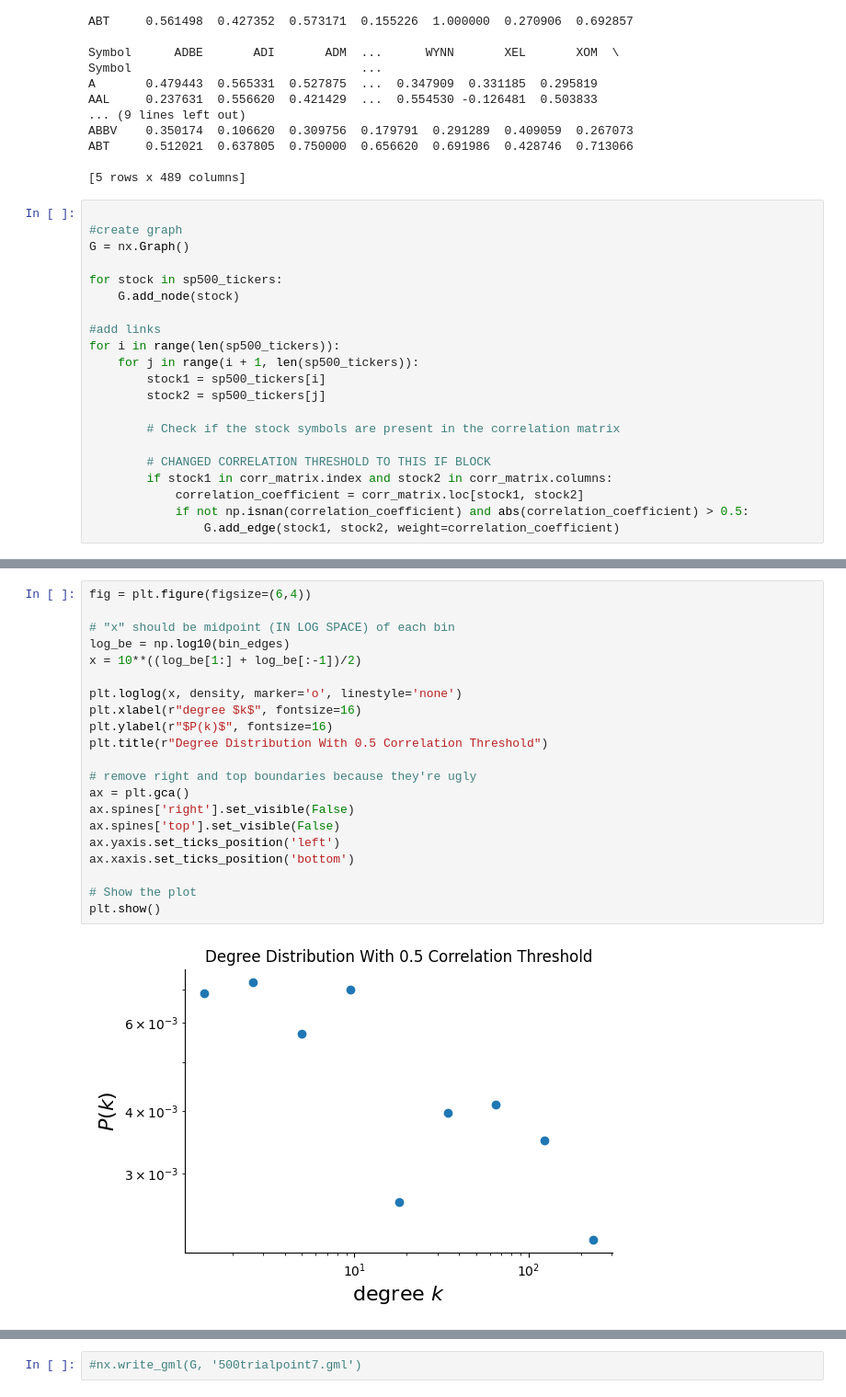
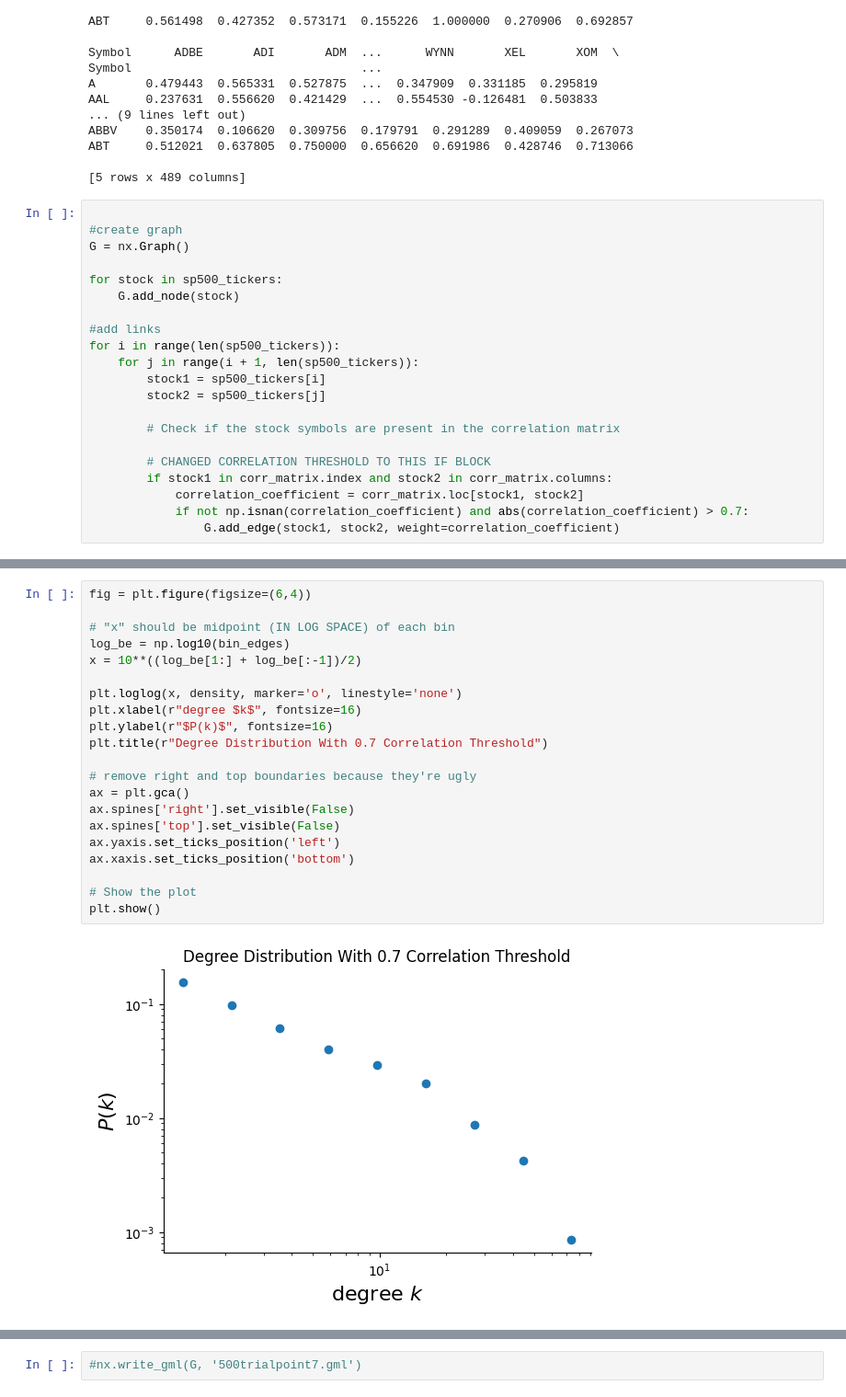
Before and after one commit to haydenac11/572-Project, a Jupyter notebook: plotting.ipynb, the cells around one changed output, grey strips where cells are left out. Shown: that part at 92% size. Cells and saved outputs as stored; diff of their text form.

Commit message:
Fixed degree distribution

```diff
--- a/plotting.ipynb
+++ b/plotting.ipynb
@@ -155,7 +155,7 @@ for i in range(len(sp500_tickers)):
         # CHANGED CORRELATION THRESHOLD TO THIS IF BLOCK
         if stock1 in corr_matrix.index and stock2 in corr_matrix.columns:
             correlation_coefficient = corr_matrix.loc[stock1, stock2]
-            if not np.isnan(correlation_coefficient) and abs(correlation_coefficient) > 0.5:
+            if not np.isnan(correlation_coefficient) and abs(correlation_coefficient) > 0.7:
                 G.add_edge(stock1, stock2, weight=correlation_coefficient)
 # %%
 print("At visualization")
@@ -225,26 +225,26 @@ density, _ = np.histogram(degrees, bins=bin_edges, density=True)
 # %%
 fig = plt.figure(figsize=(6,4))
 
 # "x" should be midpoint (IN LOG SPACE) of each bin
 log_be = np.log10(bin_edges)
 x = 10**((log_be[1:] + log_be[:-1])/2)
 
 plt.loglog(x, density, marker='o', linestyle='none')
 plt.xlabel(r"degree $k$", fontsize=16)
 plt.ylabel(r"$P(k)$", fontsize=16)
-plt.title(r"Degree Distribution With 0.5 Correlation Threshold")
+plt.title(r"Degree Distribution With 0.7 Correlation Threshold")
 
 # remove right and top boundaries because they're ugly
 ax = plt.gca()
 ax.spines['right'].set_visible(False)
 ax.spines['top'].set_visible(False)
 ax.yaxis.set_ticks_position('left')
 ax.xaxis.set_ticks_position('bottom')
 
 # Show the plot
 plt.show()
 # %% [output]
-[figure, old version]
+[figure, new version]
 # %%
 # Get 20 logarithmically spaced bins between kmin and kmax
 bin_edges = np.linspace(kmin, kmax, num=10)
```
Also changed, not shown: parts of 4 cells of this notebook, 5 other files.
